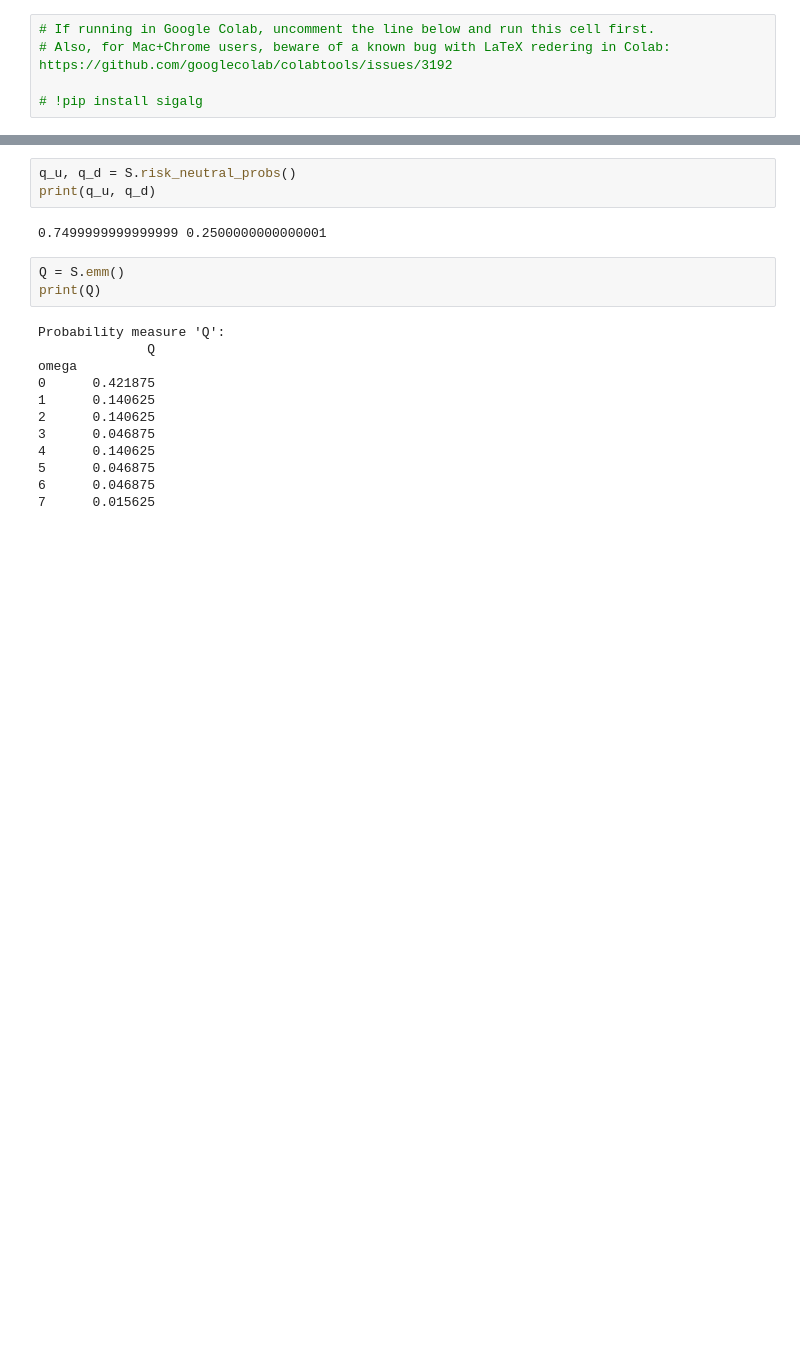
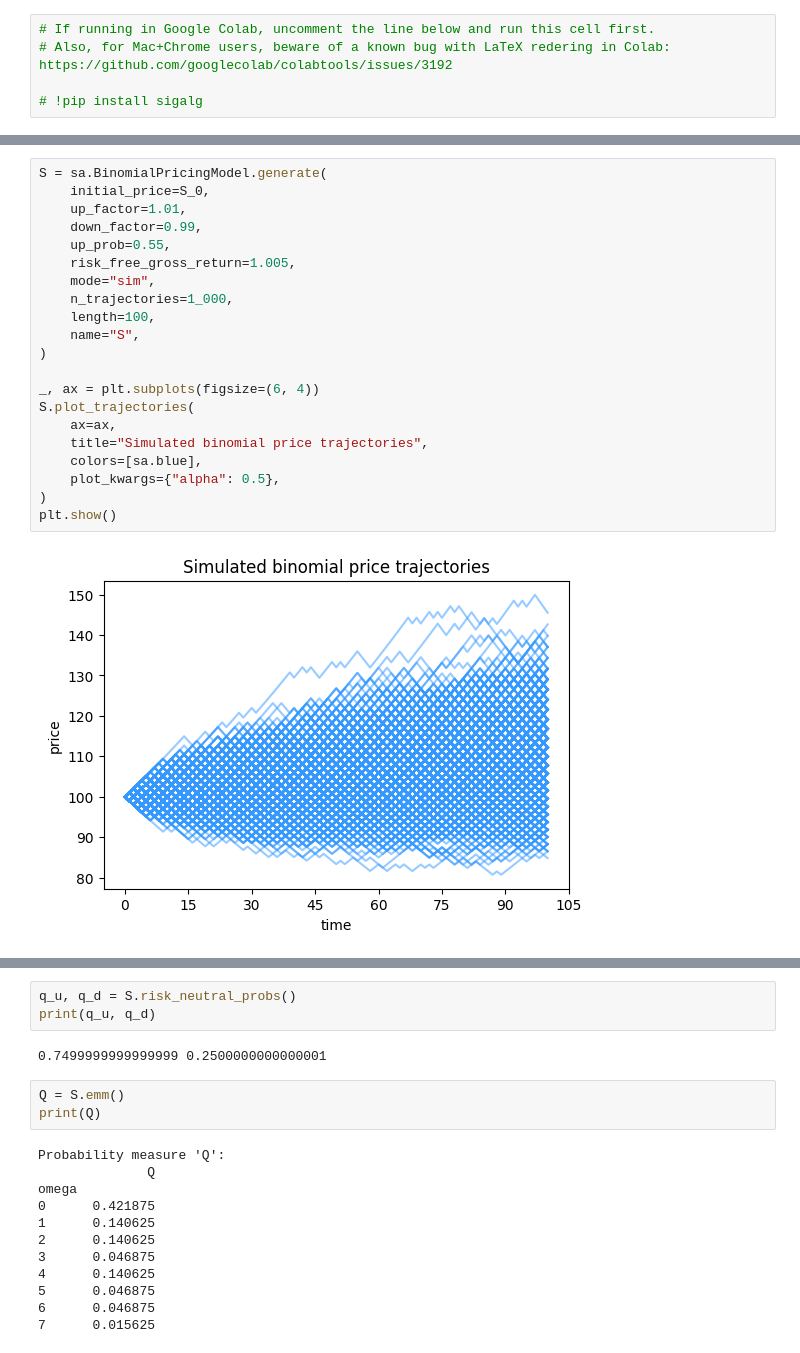
Before and after one commit to jmyers7/sigalg, a Jupyter notebook: docs/notebooks/tutorials/binomial-pricing-model.ipynb, the cells around one changed output, grey strips where cells are left out. Saved outputs shown, nothing was run; the diff lists cells and outputs as text; blank space fills up the shorter version.

```diff
--- a/docs/notebooks/tutorials/binomial-pricing-model.ipynb
+++ b/docs/notebooks/tutorials/binomial-pricing-model.ipynb
@@ -142,0 +170,23 @@ omega
+# %%
+S = sa.BinomialPricingModel.generate(
+    initial_price=S_0,
+    up_factor=1.01,
+    down_factor=0.99,
+    up_prob=0.55,
+    risk_free_gross_return=1.005,
+    mode="sim",
+    n_trajectories=1_000,
+    length=100,
+    name="S",
+)
+
+_, ax = plt.subplots(figsize=(6, 4))
+S.plot_trajectories(
+    ax=ax,
+    title="Simulated binomial price trajectories",
+    colors=[sa.blue],
+    plot_kwargs={"alpha": 0.5},
+)
+plt.show()
+# %% [output]
+[figure, added]
```
Also changed, not shown: parts of 38 cells of this notebook, 1 other file.
